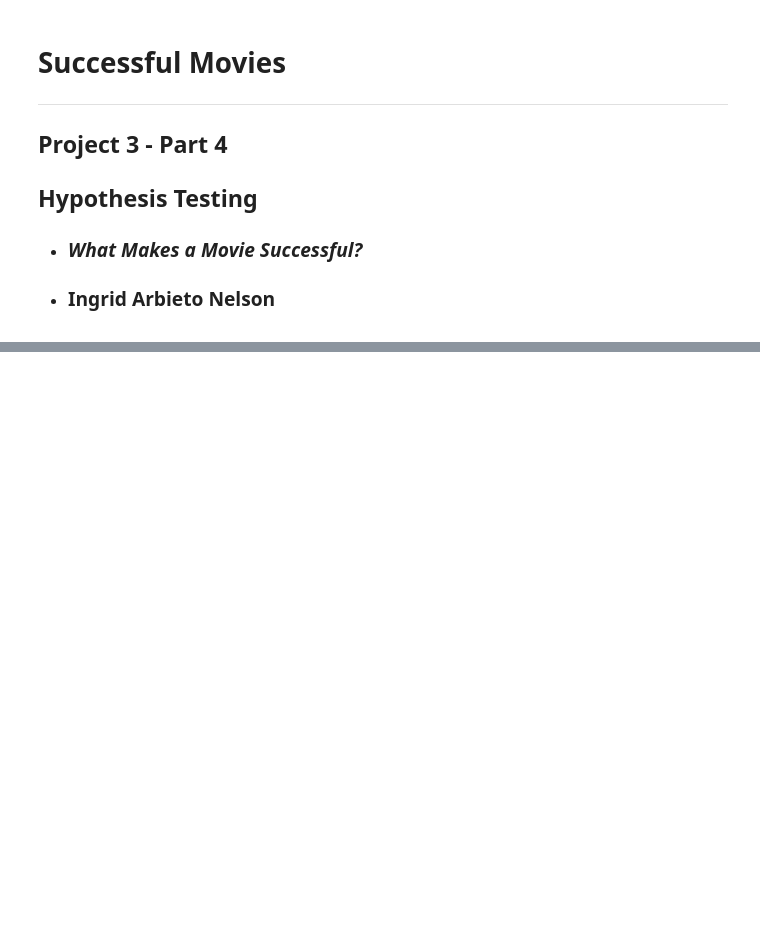
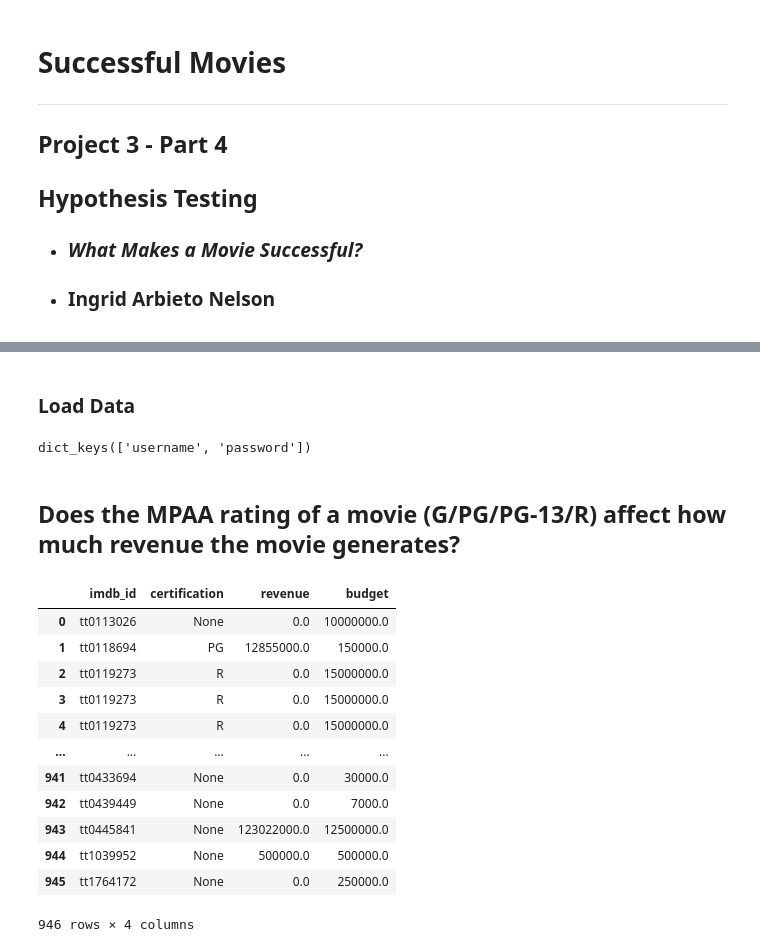
Before and after one commit to iarbietonilsson/Movie-Success, a Jupyter notebook: Successful Movies Project 3 Part 4 Hypothesis Testing.ipynb, the cells around one changed output, grey strips where cells are left out. Saved outputs shown, nothing was run; the diff lists cells and outputs as text; code cells hidden in the pictures; blank space fills up the shorter version.

```diff
--- a/Successful Movies Project 3 Part 4 Hypothesis Testing.ipynb
+++ b/Successful Movies Project 3 Part 4 Hypothesis Testing.ipynb
@@ -74,0 +103,36 @@ Please submit the link to your GitHub repository for this assignment.
+# %% [markdown]
+### Load Data
+# %%
+# get mysql login info
+with open('/Users/sweet/.secret/mysql.json') as f:
+    login = json.load(f)
+login.keys()
+# %% [output]
+dict_keys(['username', 'password'])
+# %%
+db_name = 'movies'
+connection_str = f"mysql+pymysql://{login['username']}:{urlquote(login['password'])}@localhost/{db_name}"
+# %%
+# connect to MySQL movies database
+engine = create_engine(connection_str)
+# %% [markdown]
+## Does the MPAA rating of a movie (G/PG/PG-13/R) affect how much revenue the movie generates?
+# %%
+# Show first five rows of table
+q = '''SELECT tmdb.imdb_id, tmdb.certification, tmdb.revenue, tmdb.budget
+FROM tmdb_data tmdb'''
+pd.read_sql(q, engine)
+# %% [output]
+|  | imdb_id | certification | revenue | budget |
+| 0 | tt0113026 | None | 0.0 | 10000000.0 |
+| 1 | tt0118694 | PG | 12855000.0 | 150000.0 |
+| 2 | tt0119273 | R | 0.0 | 15000000.0 |
+| 3 | tt0119273 | R | 0.0 | 15000000.0 |
+| 4 | tt0119273 | R | 0.0 | 15000000.0 |
+| ... | ... | ... | ... | ... |
+| 941 | tt0433694 | None | 0.0 | 30000.0 |
+| 942 | tt0439449 | None | 0.0 | 7000.0 |
+| 943 | tt0445841 | None | 123022000.0 | 12500000.0 |
+| 944 | tt1039952 | None | 500000.0 | 500000.0 |
+| 945 | tt1764172 | None | 0.0 | 250000.0 |
+946 rows × 4 columns
```
Also changed, not shown: parts of 42 cells of this notebook.
